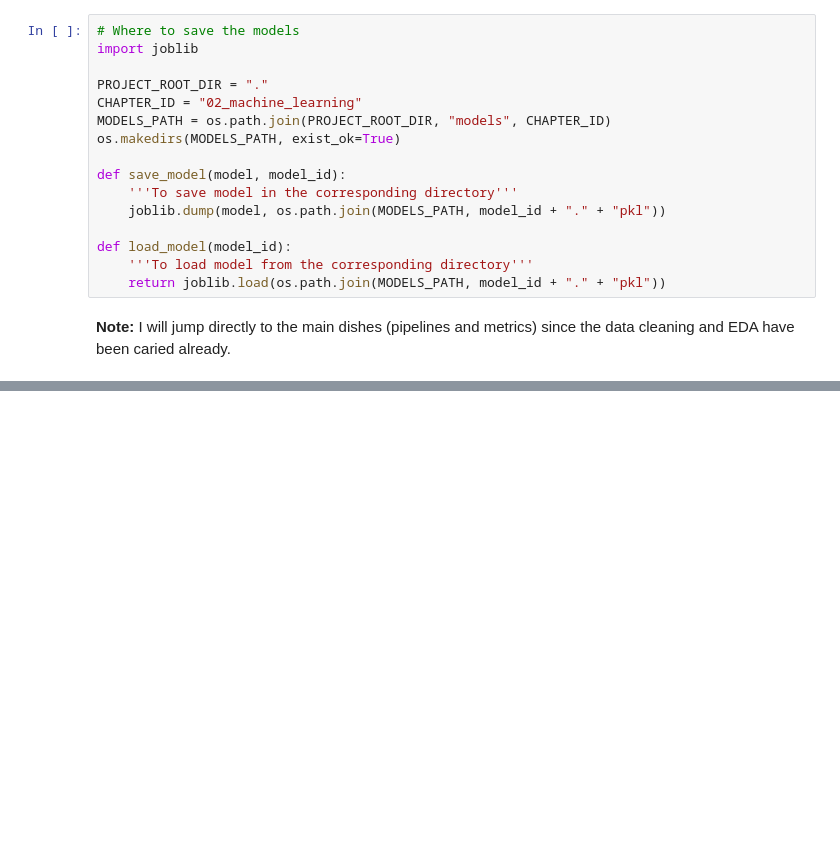
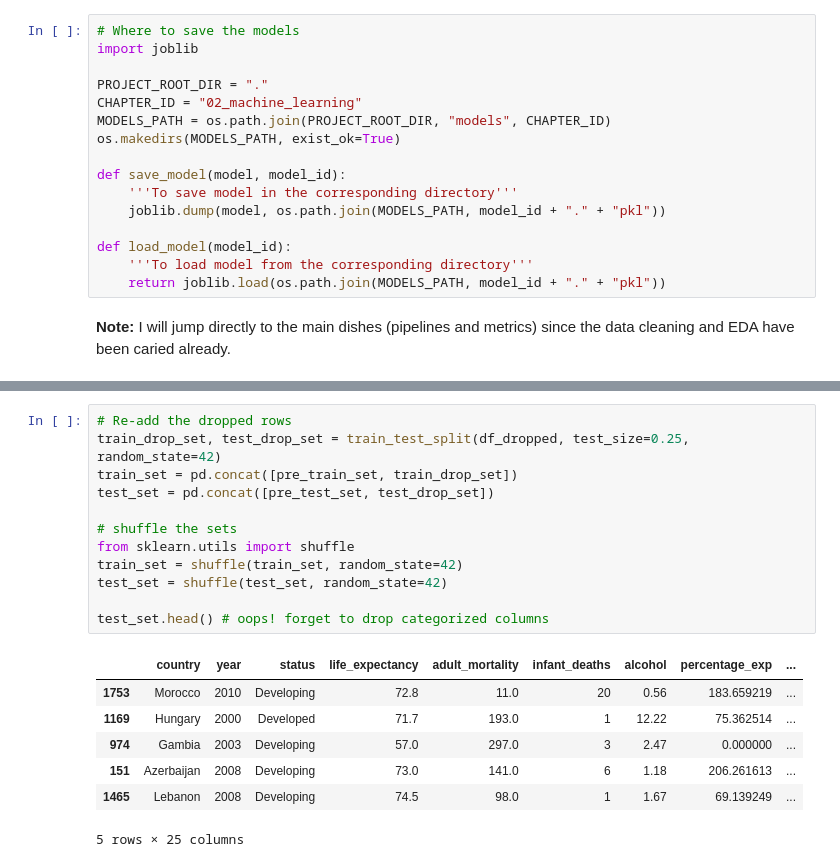
Before and after one commit to minhngt62/ml-life-expectancy, a Jupyter notebook: nguyen_tong_minh/02_machine_learning.ipynb, the cells around one changed output, grey strips where cells are left out. Drawn from its saved outputs; the diff is of its cells as text; blank space fills up the shorter version.

```diff
--- a/nguyen_tong_minh/02_machine_learning.ipynb
+++ b/nguyen_tong_minh/02_machine_learning.ipynb
@@ -65,0 +169,20 @@ def load_model(model_id):
+# %%
+# Re-add the dropped rows
+train_drop_set, test_drop_set = train_test_split(df_dropped, test_size=0.25, random_state=42)
+train_set = pd.concat([pre_train_set, train_drop_set])
+test_set = pd.concat([pre_test_set, test_drop_set])
+
+# shuffle the sets
+from sklearn.utils import shuffle
+train_set = shuffle(train_set, random_state=42)
+test_set = shuffle(test_set, random_state=42)
+
+test_set.head() # oops! forget to drop categorized columns
+# %% [output]
+|  | country | year | status | life_expectancy | adult_mortality | infant_deaths | alcohol | percentage_exp | ... |
+| 1753 | Morocco | 2010 | Developing | 72.8 | 11.0 | 20 | 0.56 | 183.659219 | ... |
+| 1169 | Hungary | 2000 | Developed | 71.7 | 193.0 | 1 | 12.22 | 75.362514 | ... |
+| 974 | Gambia | 2003 | Developing | 57.0 | 297.0 | 3 | 2.47 | 0.000000 | ... |
+| 151 | Azerbaijan | 2008 | Developing | 73.0 | 141.0 | 6 | 1.18 | 206.261613 | ... |
+| 1465 | Lebanon | 2008 | Developing | 74.5 | 98.0 | 1 | 1.67 | 69.139249 | ... |
+5 rows × 25 columns
```
Also changed, not shown: parts of 19 cells of this notebook, 1 other file.
